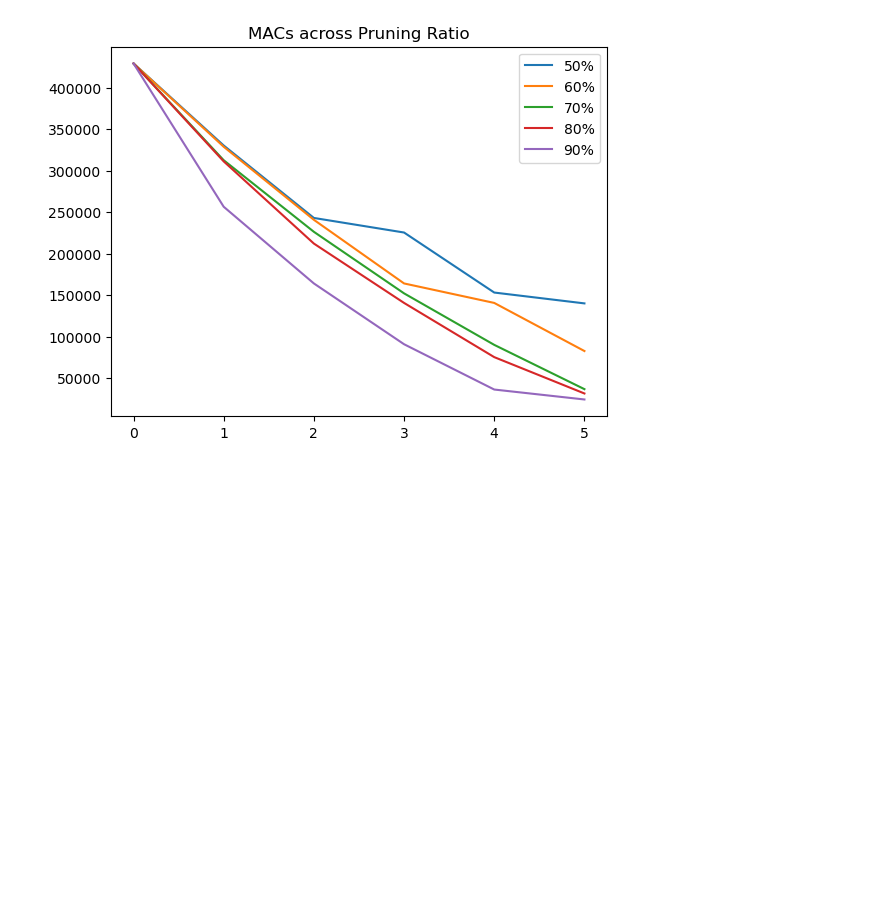
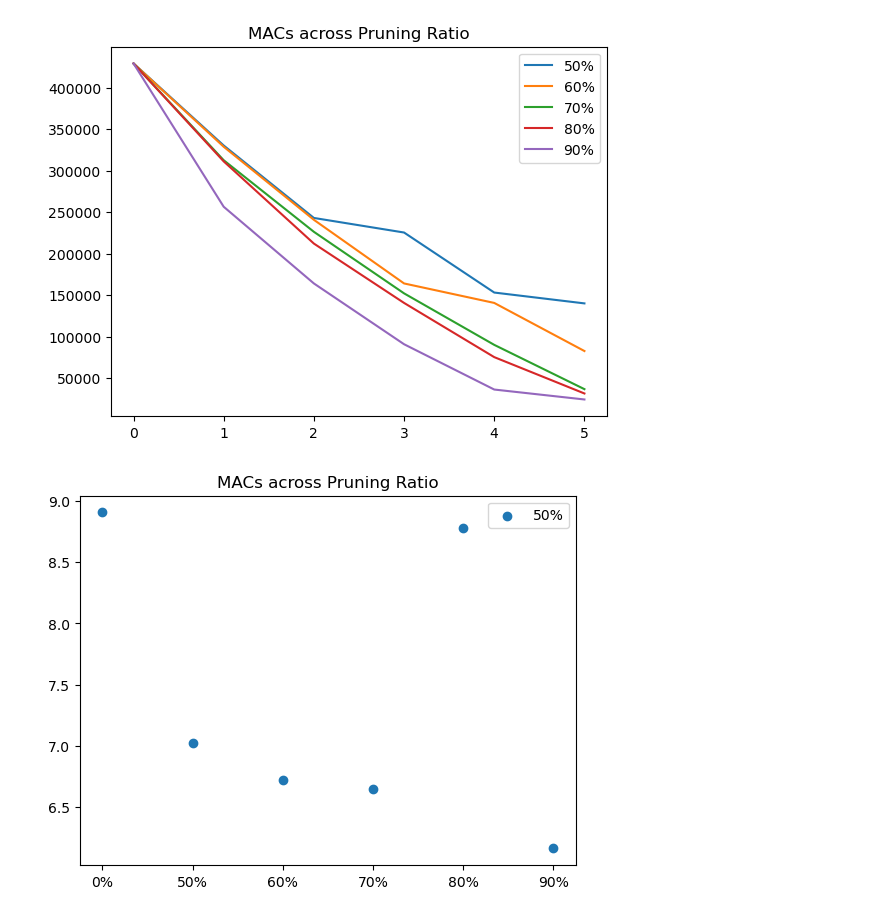
Before and after one commit to yewonkim01/Optimized-Model-on-JetsonNano-with-Pruning-and-Quantization, a Jupyter notebook: experiment.ipynb, the cells around one changed output. Cells and saved outputs as stored; diff of their text form; code cells hidden in the pictures; blank space fills up the shorter version.

```diff
--- a/experiment.ipynb
+++ b/experiment.ipynb
@@ -497,3 +559,13 @@ plt.legend()
 plt.show()
 # %% [output]
 [figure]
+# %%
+x = ['0%'] + [str(i) + '%' for i in range(50, 100, 10)]
+y = [inference_time_50[0], inference_time_50[-1], inference_time_60[-1], inference_time_70[-1], inference_time_80[-1], inference_time_90[-1]]
+plt.title('MACs across Pruning Ratio')
+plt.scatter(x, y, label='50%')
+plt.legend()
+
+plt.show()
+# %% [output]
+[figure, added]
```
Also changed, not shown: parts of 5 cells of this notebook.
